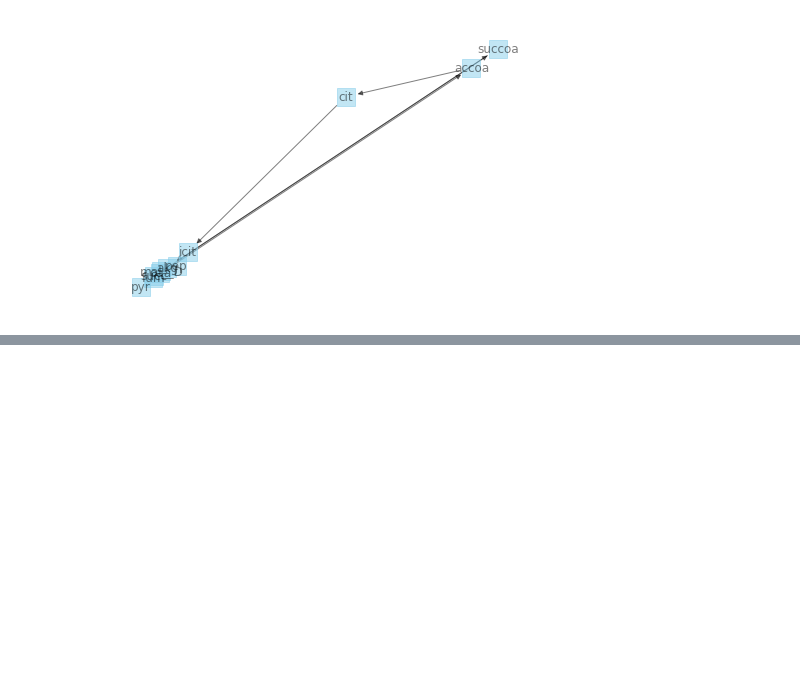
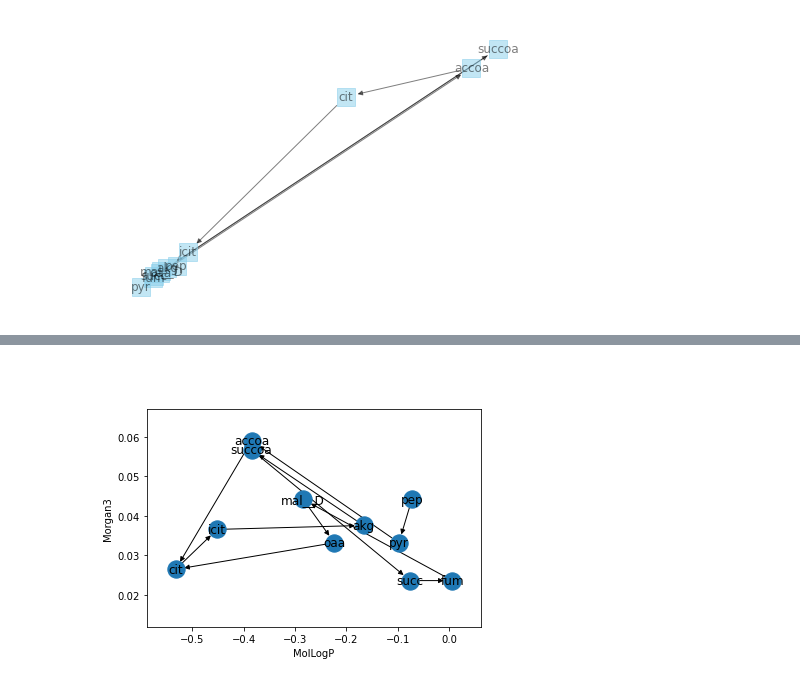
Before and after one commit to meidelien/Metabolic-network-layout-using-biochemical-coordinates, a Jupyter notebook: Stuff/networkx.ipynb, the cells around one changed output, grey strips where cells are left out. Cells and saved outputs as stored; diff of their text form; code cells hidden in the pictures; blank space fills up the shorter version.

```diff
--- a/Stuff/networkx.ipynb
+++ b/Stuff/networkx.ipynb
@@ -203,0 +181,2 @@ KeyError: "None of [Float64Index([ 3.5529909496208143,   4.136093289012364,  -2.
+# %% [markdown]
+#
@@ -203,0 +319,64 @@ KeyError: "None of [Float64Index([ 3.5529909496208143,   4.136093289012364,  -2.
+# %%
+
+import pandas as pd
+import networkx as nx
+import matplotlib.pyplot as plt
+
+net2 = nx.DiGraph()
+
+# set the physics layout of the network
+data = pd.read_csv("TCA_target.csv")
+
+sources = data["BiGG"]
+targets = data['target']
+coordinates = BCUT2D_LOGPLOW__Morgan3
+
+file_name = "BCUT2D_LOGPLOW__Morgan3"
+
+edge_data = zip(sources, targets, coordinates)
+
+for e in edge_data:
+    src = e[0]
+    dst = e[1]
+    c = e[2]
+
+    net2.add_node(src, pos = c)
+    # net2.add_node(dst, pos = c)
+    net2.add_edge(src, dst)
+
+blue_edges = [("pep", "pyr")]
+red_edges = [('pyr', 'accoa'),("accoa","cit"),("akg","succoa"),("succoa","succ")]
+Green_edges = [('accoa', 'cit')]
+
+edge_colours = ['black' if not edge in red_edges else 'tab:red'
+                    for edge in net2.edges()]
+
+black_edges = [edge for edge in net2.edges() if edge not in red_edges]
+
+blue_edges = [edge for edge in net2.edges() if edge not in red_edges and black_edges]
+
+
+
+values = [val_map.get(node, 0.25) for node in net2.nodes()]
+
+pos=nx.get_node_attributes(net2,'pos')
+fig, ax = plt.subplots()
+
+nx.draw(net2,pos, with_labels = True, arrows = True, ax = ax)
+
+#nx.draw_networkx_nodes(net2, pos, cmap=plt.get_cmap('jet'),node_color = "b", node_size = 500, )
+#nx.draw_networkx_labels(net2, pos,font_size = 12, font_color="black")
+#nx.draw_networkx_edges(net2, pos, edgelist=red_edges,  width=8, alpha=0.5, edge_color="tab:red", arrows = True)
+#nx.draw_networkx_edges(net2, pos, edgelist=black_edges, arrows=True)
+#nx.draw_networkx_edges(net2, pos, edgelist=blue_edges, arrows=True)
+limits=plt.axis('on') # turns on axis
+ax.set_xlabel("MolLogP")
+ax.set_ylabel("Morgan3")
+ax.tick_params(left=True, bottom=True, labelleft=True, labelbottom=True)
+
+
+if file_name:
+            plt.savefig(file_name)
+        plt.close()
+# %% [output]
+[figure, added]
```
Also changed, not shown: parts of 4 cells of this notebook, 7 other files.
